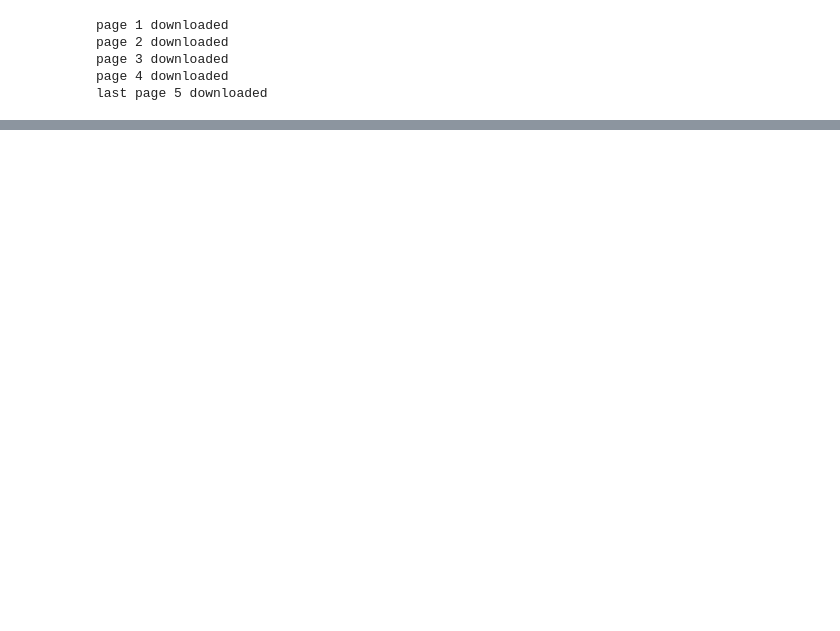
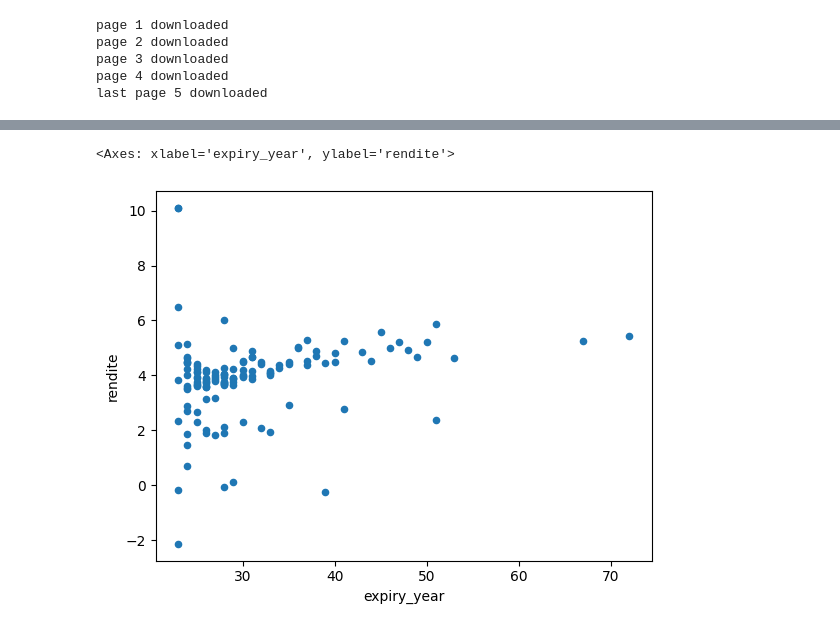
Before and after one commit to fid0did0/WebScraper, a Jupyter notebook: ita_anleihen_web_scraper.ipynb, the cells around one changed output, grey strips where cells are left out. Drawn from its saved outputs; the diff is of its cells as text; code cells hidden in the pictures; blank space fills up the shorter version.

```diff
--- a/ita_anleihen_web_scraper.ipynb
+++ b/ita_anleihen_web_scraper.ipynb
@@ -95,6 +97,9 @@ page 3 downloaded
 page 4 downloaded
 last page 5 downloaded
 # %%
+ita_df = pd.DataFrame(columns=('title', 'expiry_year', 'price', 'rendite'))
+
+frame_idx=0
 for enty_link_iter in entry_link_list:
   #print(enty_link_iter)
   driver.get(enty_link_iter)
@@ -105,11 +110,13 @@ for enty_link_iter in entry_link_list:
   WebDriverWait(driver, 10).until(EC.visibility_of_element_located((By.XPATH, price_xpath)))
 
   anleihe_name = driver.find_element(By.XPATH, anleihe_name_xpath)
+  frame_dic = {'title': anleihe_name.text}
   #print(anleihe_name.text)
   anleihe_name_tok_lst=re.search(r'Italien, Republik (.*)%.(\d+)/(\d+)', anleihe_name.text)
   #print(anleihe_name_tok_lst.groups())
   last_year=anleihe_name_tok_lst.groups()[2]
   #print(last_year)
+  frame_dic['expiry_year'] = int(last_year)
 
   curs_tab = driver.find_element(By.TAG_NAME, "app-widget-price-box")
   last_price = curs_tab.find_element(By.XPATH, "div/div/table/tbody/tr[1]/td[2]")
@@ -117,9 +124,11 @@ for enty_link_iter in entry_link_list:
   if last_price.text=='-':
     last_price = float(100)
     last_price_na = True
+    frame_dic['price'] = np.nan
   else:
     last_price_na = False
     last_price = float(last_price.text.replace(",","."))
+    frame_dic['price'] = last_price
 
   interest_tab = driver.find_element(By.TAG_NAME, "app-widget-interest-rate")
   kupon = interest_tab.find_element(By.XPATH, "div/div/table/tbody/tr[1]/td[2]")
@@ -155,11 +164,16 @@ for enty_link_iter in entry_link_list:
 
   if last_price_na or emission_date_na:
     print("%-40sprice: ------\trendite:    N/A" % (anleihe_name.text))
+    frame_dic['rendite'] = np.nan
   else:
     rendite_interest = interest_rate/(last_price/100)
     #print(rendite_interest)
-    rendite_capital = (100-last_price)/(duration/365)
+    rendite_capital = (100-last_price)/(duration/365)/(last_price/100)
     #print(rendite_capital)
     rendite = rendite_interest + rendite_capital
+    frame_dic['rendite'] = rendite
     print("%-40sprice: %6.2f\trendite: %5.2f%%" % (anleihe_name.text, last_price, rendite))
+
+  ita_df.loc[frame_idx] = frame_dic
+  frame_idx=frame_idx+1
 # %% [output]
@@ -183,3 +216,8 @@ Italien, Republik 4,344% 19/23          price: 100.19   rendite:  3.82%
+# %%
+ita_df.plot(x='expiry_year', y='rendite', kind='scatter')
+# %% [output]
+<Axes: xlabel='expiry_year', ylabel='rendite'>
+[figure, added]
 # %%
 
 driver.quit()
```
Also changed, not shown: parts of 3 cells of this notebook.
